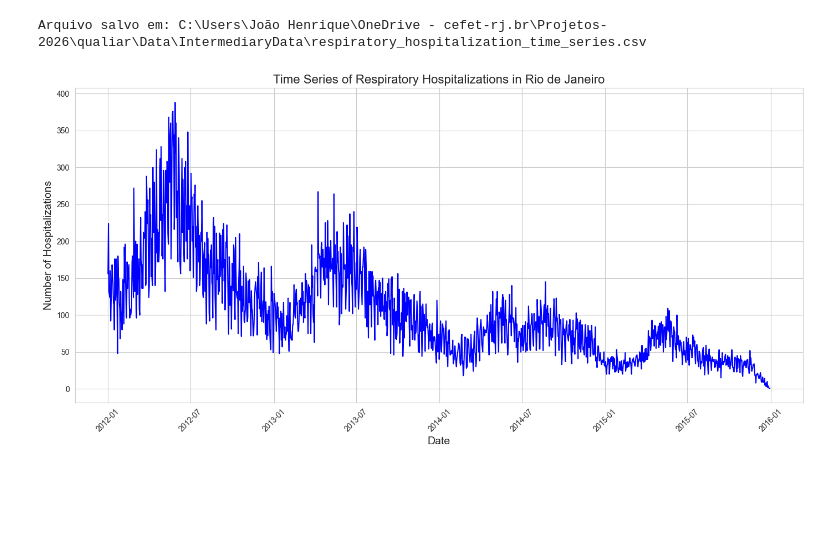
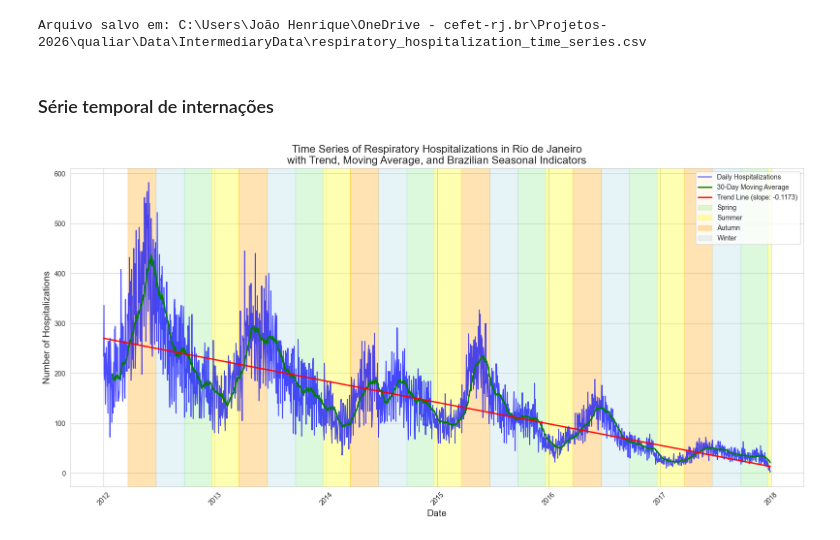
Before and after one commit to AILAB-CEFET-RJ/qualiar, a Jupyter notebook: Code/2 - TreatRawData/DataSus/treat_raw_hospitalizations.ipynb, the cells around one changed output. Cells and saved outputs as stored; diff of their text form; code cells hidden in the pictures; blank space fills up the shorter version.

```diff
--- a/Code/2 - TreatRawData/DataSus/treat_raw_hospitalizations.ipynb
+++ b/Code/2 - TreatRawData/DataSus/treat_raw_hospitalizations.ipynb
@@ -21,7 +23,7 @@ import seaborn as sns
 # %% [markdown]
 ## Carregamento e Unificação das Estações
 # %%
-anos = range(2012, 2016)
+anos = range(2012, 2018)
 tpl = "https://raw.githubusercontent.com/AILAB-CEFET-RJ/qualiar/refs/heads/Refactoring-And-Documentation/Data/RawData/DataSus/dados_filtrados_{ano}.parquet"
 
 dfs = []
@@ -230,15 +234,61 @@ internacoes_rj.to_csv(output_csv_path, index=False, encoding="utf-8")
 print(f"Arquivo salvo em: {output_csv_path}")
 # %% [output]
 Arquivo salvo em: C:\Users\João Henrique\OneDrive - cefet-rj.br\Projetos-2026\qualiar\Data\IntermediaryData\respiratory_hospitalization_time_series.csv
+# %% [markdown]
+### Série temporal de internações
 # %%
 sns.set_style("whitegrid")
-plt.figure(figsize=(14, 7))
-plt.plot(internacoes_rj['data_dia'], internacoes_rj['num_internacoes'], linewidth=1.5, color='blue')
-plt.title('Time Series of Respiratory Hospitalizations in Rio de Janeiro', fontsize=16)
+plt.figure(figsize=(16, 8))
+
+# Série temporal de hospitalizações diárias
+plt.plot(internacoes_rj['data_dia'], internacoes_rj['num_internacoes'], linewidth=1.5, color='blue', alpha=0.7, label='Daily Hospitalizations')
+
+# Média móvel de 30 dias
+internacoes_rj['moving_avg_30'] = internacoes_rj['num_internacoes'].rolling(window=30).mean()
+plt.plot(internacoes_rj['data_dia'], internacoes_rj['moving_avg_30'], linewidth=2, color='green', label='30-Day Moving Average')
+
+# Calcula a tendência linear (slope) e plota a linha de tendência
+x_numeric = (internacoes_rj['data_dia'] - internacoes_rj['data_dia'].min()).dt.days
+slope, intercept, r_value, p_value, std_err = linregress(x_numeric, internacoes_rj['num_internacoes'])
+trend_line = slope * x_numeric + intercept
+plt.plot(internacoes_rj['data_dia'], trend_line, color='red', linewidth=2, label=f'Trend Line (slope: {slope:.4f})')
+
+# Adicionar indicadores sazonais brasileiros (estações do ano)
+start_date = internacoes_rj['data_dia'].min()
+end_date = internacoes_rj['data_dia'].max()
+
+# Datas das estações do ano
+def get_season_periods(year):
+    return [
+        ('Spring', pd.Timestamp(year=year, month=9, day=22), pd.Timestamp(year=year, month=12, day=21)),
+        ('Summer', pd.Timestamp(year=year, month=12, day=21), pd.Timestamp(year=year+1, month=3, day=20)),
+        ('Autumn', pd.Timestamp(year=year, month=3, day=20), pd.Timestamp(year=year, month=6, day=21)),
+        ('Winter', pd.Timestamp(year=year, month=6, day=21), pd.Timestamp(year=year, month=9, day=22))
+    ]
+
+season_colors = {
+    'Spring': ('lightgreen', 0.3),
+    'Summer': ('yellow', 0.3),
+    'Autumn': ('orange', 0.3),
+    'Winter': ('lightblue', 0.3)
+}
+
+for year in range(start_date.year, end_date.year + 1):
+    season_periods = get_season_periods(year)
+    for season_name, season_start, season_end in season_periods:
+        # Adjust for data range
+        actual_start = max(season_start, start_date)
+        actual_end = min(season_end, end_date)
+        if actual_start < actual_end:
+            color, alpha = season_colors[season_name]
+            plt.axvspan(actual_start, actual_end, color=color, alpha=alpha, label=season_name if year == start_date.year else "")
+
+plt.title('Time Series of Respiratory Hospitalizations in Rio de Janeiro\nwith Trend, Moving Average, and Brazilian Seasonal Indicators', fontsize=16)
 plt.xlabel('Date', fontsize=14)
 plt.ylabel('Number of Hospitalizations', fontsize=14)
 plt.xticks(rotation=45)
+plt.legend(loc='upper right')
 plt.tight_layout()
 plt.show()
 # %% [output]
-[figure, old version]
+[figure, new version]
```
Also changed, not shown: parts of 6 cells of this notebook, 3 other files.
